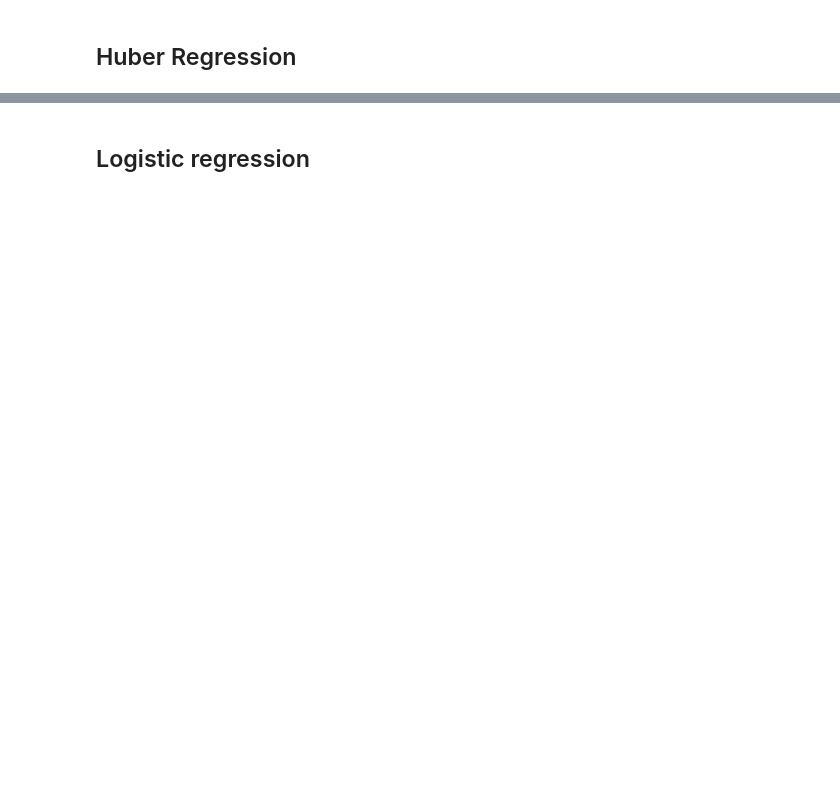
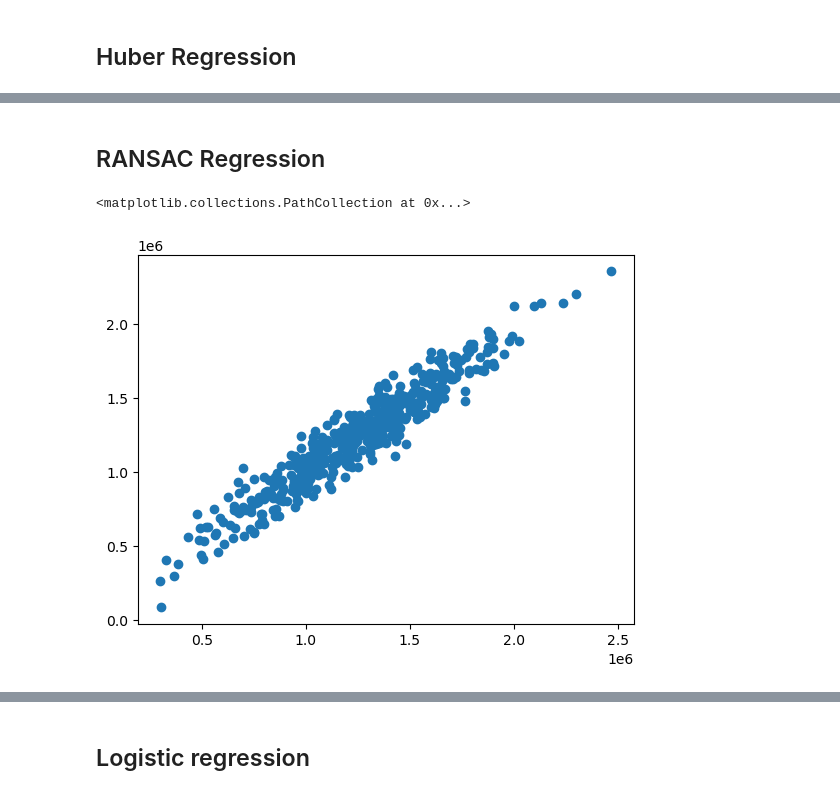
Before and after one commit to harikrishnad1997/Python-Training-experiments, a Jupyter notebook: 03-Regression-model-basics.ipynb, the cells around one changed output, grey strips where cells are left out. Saved outputs shown, nothing was run; the diff lists cells and outputs as text; code cells hidden in the pictures; blank space fills up the shorter version.

```diff
--- a/03-Regression-model-basics.ipynb
+++ b/03-Regression-model-basics.ipynb
@@ -123,0 +189,12 @@ predictions = huber.predict(X_test)
+# %% [markdown]
+## RANSAC Regression
+# %%
+from sklearn.linear_model import RANSACRegressor
+ransac = RANSACRegressor().fit(X_train,Y_train)
+# %%
+predictions = ransac.predict(X_test)
+# %%
+plt.scatter(Y_test,predictions)
+# %% [output]
+<matplotlib.collections.PathCollection at 0x...>
+[figure, added]
```
Also changed, not shown: parts of 37 cells of this notebook.
